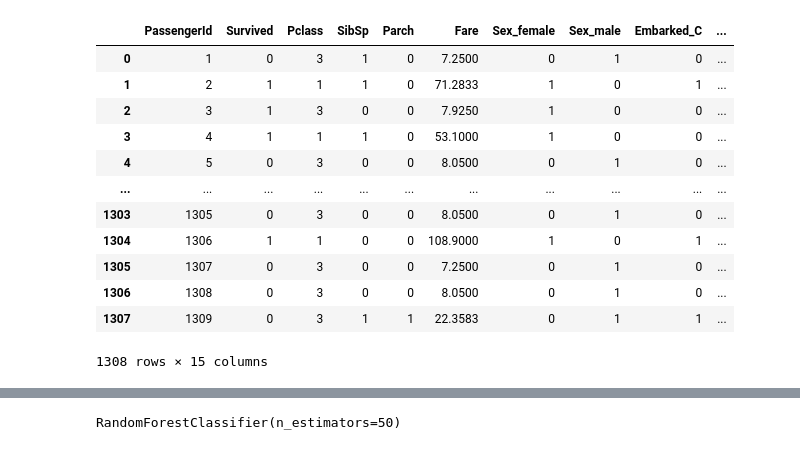
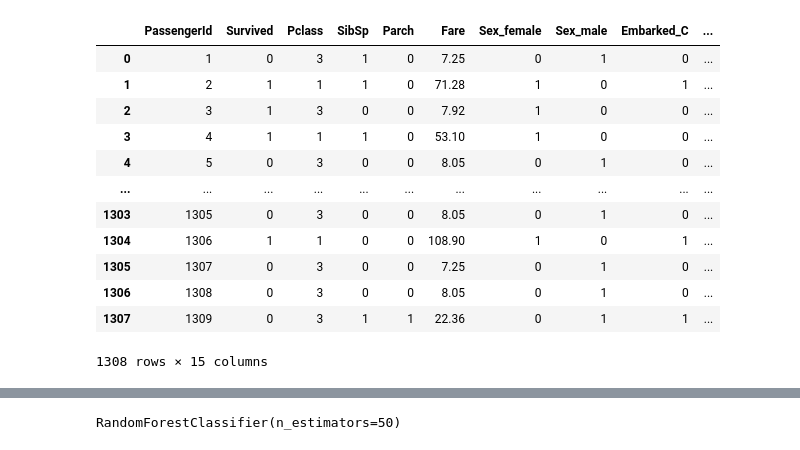
Before and after one commit to drrobb04/titanic-ml-project, a Jupyter notebook: Data Set Up - Copy.ipynb, the cells around one changed output, grey strips where cells are left out. Drawn from its saved outputs; the diff is of its cells as text; code cells hidden in the pictures.

```diff
--- a/Data Set Up - Copy.ipynb
+++ b/Data Set Up - Copy.ipynb
@@ -8,44 +8,46 @@ import numpy as np
 #read in train csv
 train_df = pd.read_csv("data/train.csv")
 test_df = pd.read_csv("data/test_1.csv")
 titanic_df = pd.concat([train_df,test_df], ignore_index = True)
 titanic_df['title'] = titanic_df.Name.apply(lambda x: x.split(',')[1].split('.')[0].strip())
 titanic_df = pd.get_dummies(titanic_df, columns=['Sex','Embarked','title'])
 titanic_df = titanic_df.drop(columns=[
     'Name',
+    #'Fare',
     'Ticket',
     'Cabin',
     'Age',
     'title_Major',
     'title_Rev',
     'title_Col',
     'title_Dr',
     'title_Jonkheer',
     'title_Ms',
     'title_Mme',
     'title_Mlle',
     'title_Lady',
     'title_Dona',
     'title_the Countess',
     'title_Sir',
     'title_Don',
     'title_Capt'
 ])
 #titanic_df = titanic_df.drop(columns=['Sex_female'])
+titanic_df['Fare'] = titanic_df['Fare'].round(2)
 titanic_df
 # %% [output]
 |  | PassengerId | Survived | Pclass | SibSp | Parch | Fare | Sex_female | Sex_male | Embarked_C | ... |
-| 0 | 1 | 0 | 3 | 1 | 0 | 7.2500 | 0 | 1 | 0 | ... |
-| 1 | 2 | 1 | 1 | 1 | 0 | 71.2833 | 1 | 0 | 1 | ... |
-| 2 | 3 | 1 | 3 | 0 | 0 | 7.9250 | 1 | 0 | 0 | ... |
-| 3 | 4 | 1 | 1 | 1 | 0 | 53.1000 | 1 | 0 | 0 | ... |
-| 4 | 5 | 0 | 3 | 0 | 0 | 8.0500 | 0 | 1 | 0 | ... |
+| 0 | 1 | 0 | 3 | 1 | 0 | 7.25 | 0 | 1 | 0 | ... |
+| 1 | 2 | 1 | 1 | 1 | 0 | 71.28 | 1 | 0 | 1 | ... |
+| 2 | 3 | 1 | 3 | 0 | 0 | 7.92 | 1 | 0 | 0 | ... |
+| 3 | 4 | 1 | 1 | 1 | 0 | 53.10 | 1 | 0 | 0 | ... |
+| 4 | 5 | 0 | 3 | 0 | 0 | 8.05 | 0 | 1 | 0 | ... |
 | ... | ... | ... | ... | ... | ... | ... | ... | ... | ... | ... |
-| 1303 | 1305 | 0 | 3 | 0 | 0 | 8.0500 | 0 | 1 | 0 | ... |
-| 1304 | 1306 | 1 | 1 | 0 | 0 | 108.9000 | 1 | 0 | 1 | ... |
-| 1305 | 1307 | 0 | 3 | 0 | 0 | 7.2500 | 0 | 1 | 0 | ... |
-| 1306 | 1308 | 0 | 3 | 0 | 0 | 8.0500 | 0 | 1 | 0 | ... |
-| 1307 | 1309 | 0 | 3 | 1 | 1 | 22.3583 | 0 | 1 | 1 | ... |
+| 1303 | 1305 | 0 | 3 | 0 | 0 | 8.05 | 0 | 1 | 0 | ... |
+| 1304 | 1306 | 1 | 1 | 0 | 0 | 108.90 | 1 | 0 | 1 | ... |
+| 1305 | 1307 | 0 | 3 | 0 | 0 | 7.25 | 0 | 1 | 0 | ... |
+| 1306 | 1308 | 0 | 3 | 0 | 0 | 8.05 | 0 | 1 | 0 | ... |
+| 1307 | 1309 | 0 | 3 | 1 | 1 | 22.36 | 0 | 1 | 1 | ... |
 1308 rows × 15 columns
 # %%
 # RF ML Testing
```
Also changed, not shown: parts of 6 cells of this notebook, 6 other files.
